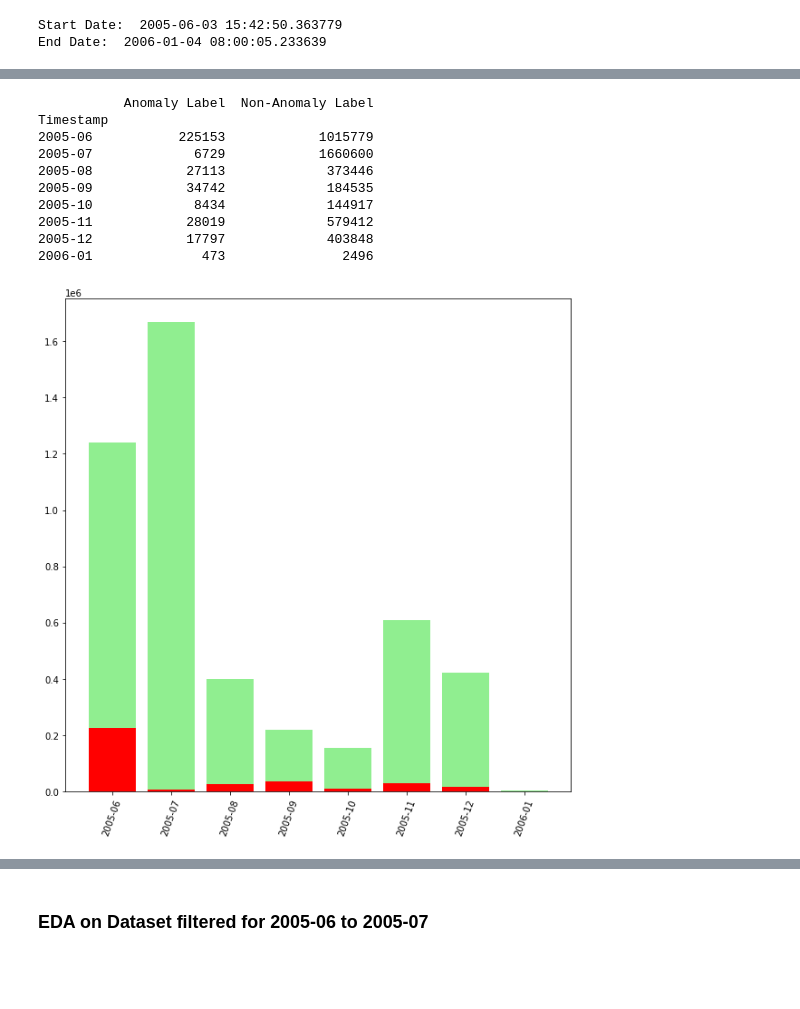
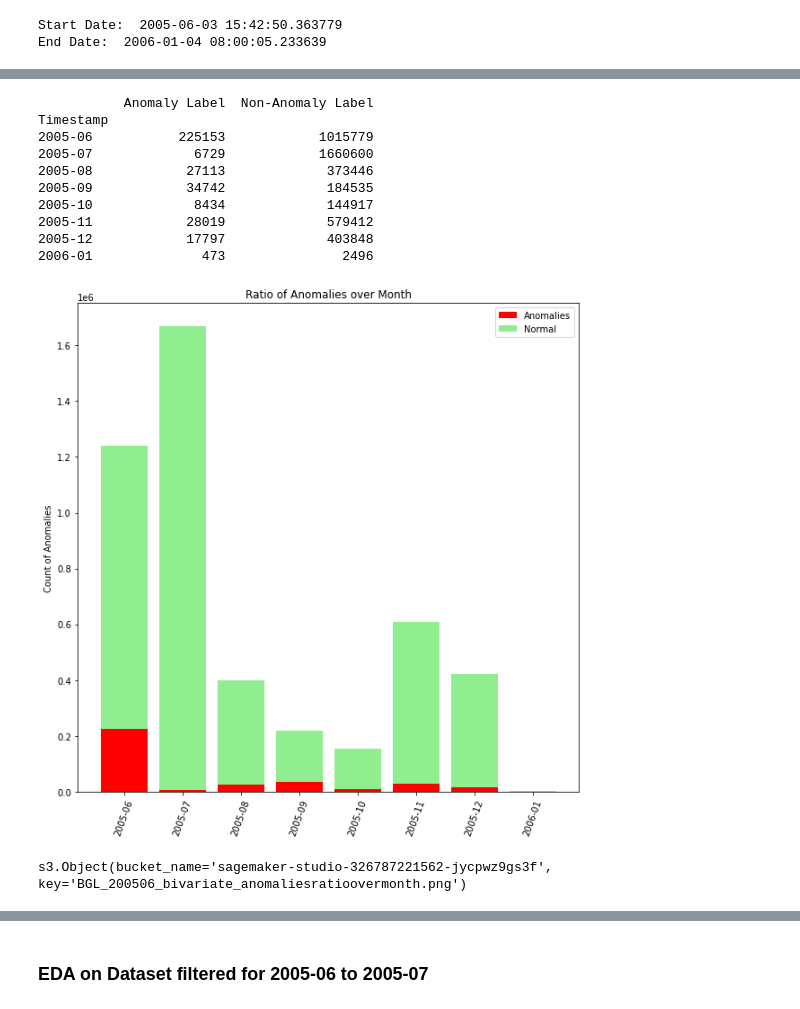
Before and after one commit to muthuskumar/msds13, a Jupyter notebook: eda.ipynb, the cells around one changed output, grey strips where cells are left out. Saved outputs shown, nothing was run; the diff lists cells and outputs as text; code cells hidden in the pictures; blank space fills up the shorter version.

Commit message:
Enhanced plots in EDA. Store to pickle after pipeline run.

```diff
--- a/eda.ipynb
+++ b/eda.ipynb
@@ -312,21 +458,36 @@ Timestamp
 # %%
 anomaly_grouping_by_month = original_df.groupby(original_df['Timestamp'].dt.strftime('%Y-%m')).agg({'Anomaly Label': 'sum', 'Non-Anomaly Label': 'sum'})
 print(anomaly_grouping_by_month)
 
 fig, ax = plt.subplots(figsize=(10, 10))
 plt.bar(anomaly_grouping_by_month.index, anomaly_grouping_by_month['Anomaly Label'], color='red')
 plt.bar(anomaly_grouping_by_month.index, anomaly_grouping_by_month['Non-Anomaly Label'], bottom= anomaly_grouping_by_month['Anomaly Label'], color='lightgreen')
 plt.xticks(rotation=70)
+plt.legend(labels=['Anomalies', 'Normal'])
+plt.ylabel('Count of Anomalies')
+plt.title('Ratio of Anomalies over Month')
+
+img_data = io.BytesIO()
+plt.savefig(img_data, facecolor='white', bbox_inches='tight', format='png')
 plt.show()
+img_data.seek(0)
+
+s3 = boto3.resource('s3')
+bucket_name = 'sagemaker-studio-326787221562-jycpwz9gs3f'
+key = 'BGL_200506_bivariate_anomaliesratioovermonth.png'
+
+bucket = s3.Bucket(bucket_name)
+bucket.put_object(Body=img_data, ContentType='image/png', Key=key)
 # %% [output]
            Anomaly Label  Non-Anomaly Label
 Timestamp
 2005-06           225153            1015779
 2005-07             6729            1660600
 2005-08            27113             373446
 2005-09            34742             184535
 2005-10             8434             144917
 2005-11            28019             579412
 2005-12            17797             403848
 2006-01              473               2496
-[figure, old version]
+[figure, new version]
+s3.Object(bucket_name='sagemaker-studio-326787221562-jycpwz9gs3f', key='BGL_200506_bivariate_anomaliesratioovermonth.png')
```
Also changed, not shown: parts of 38 cells of this notebook, 1 other file.
